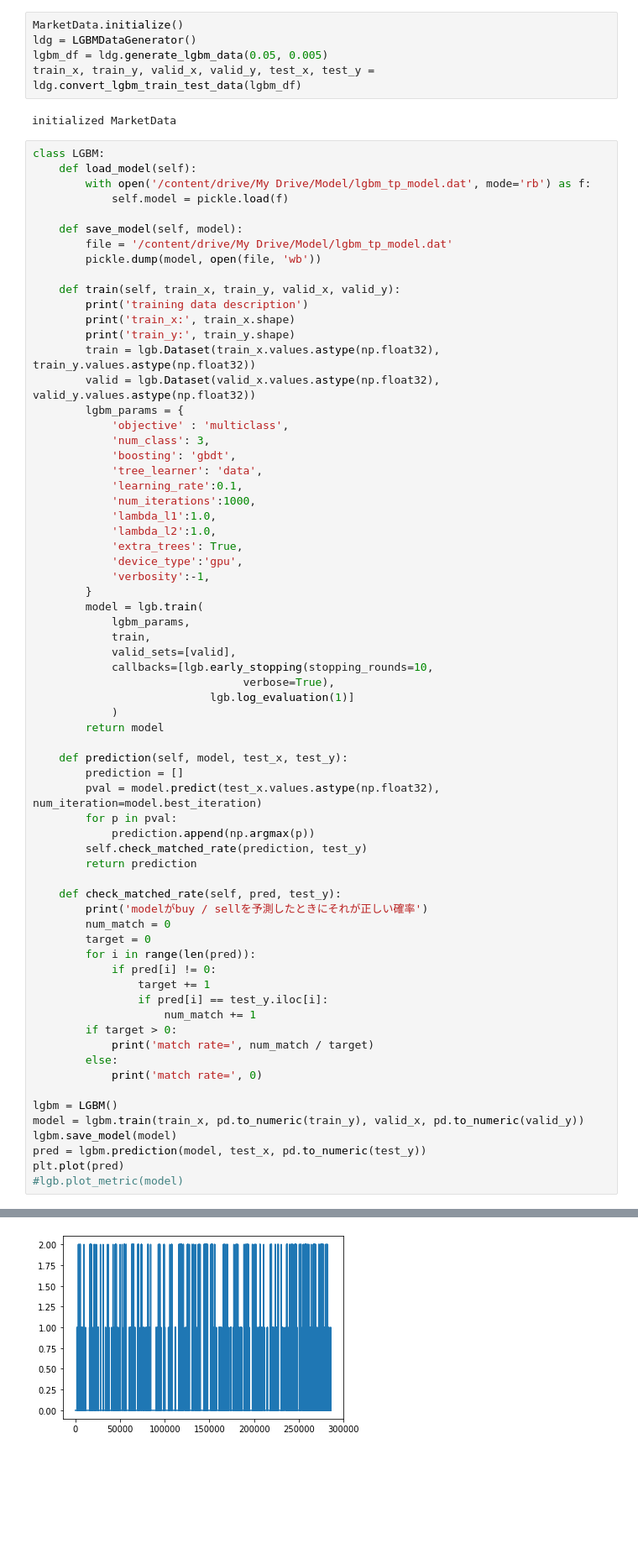
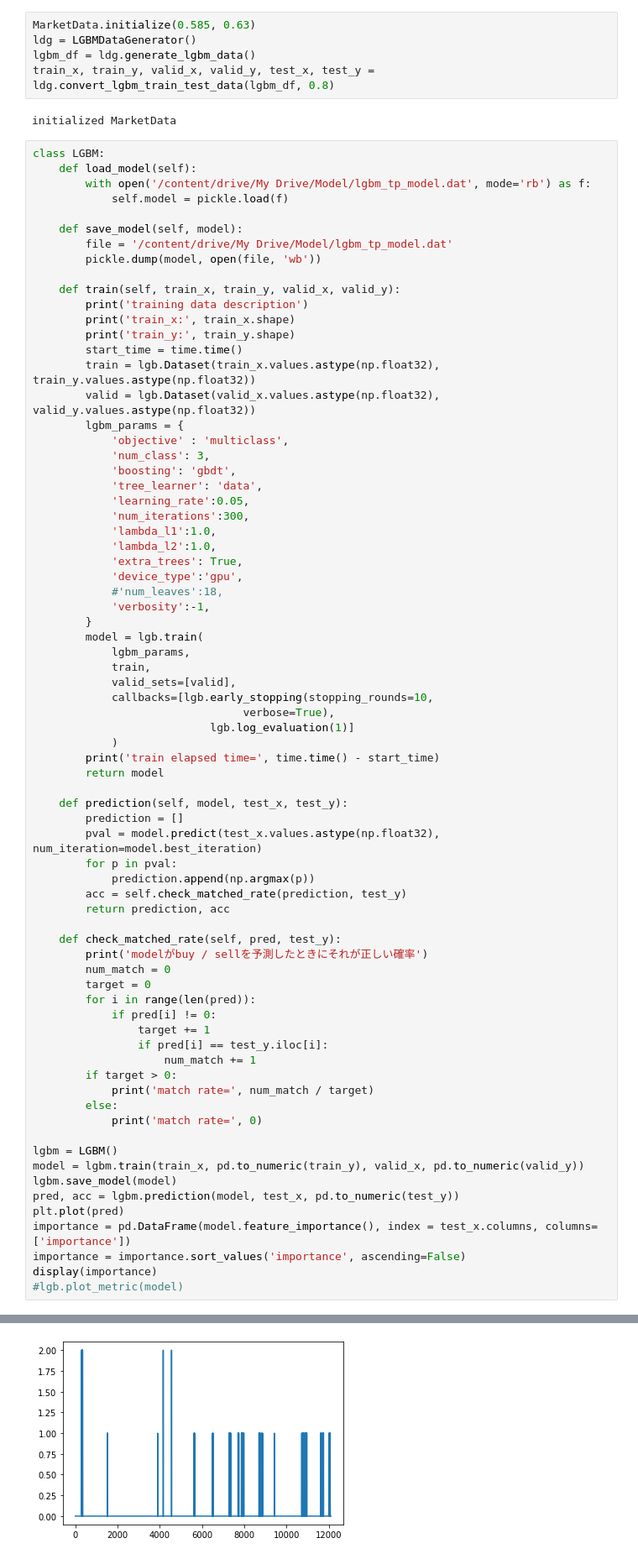
Before and after one commit to alunfes/1m-btc-data, a Jupyter notebook: LGBM_Trading_Points.ipynb, the cells around one changed output, grey strips where cells are left out. Shown: that part at 84% size. Saved outputs shown, nothing was run; the diff lists cells and outputs as text; blank space fills up the shorter version.

```diff
--- a/LGBM_Trading_Points.ipynb
+++ b/LGBM_Trading_Points.ipynb
@@ -458,10 +564,10 @@ class LGBMDataGenerator:
                 break
         return -1
 # %%
-MarketData.initialize()
+MarketData.initialize(0.585, 0.63)
 ldg = LGBMDataGenerator()
-lgbm_df = ldg.generate_lgbm_data(0.05, 0.005)
-train_x, train_y, valid_x, valid_y, test_x, test_y = ldg.convert_lgbm_train_test_data(lgbm_df)
+lgbm_df = ldg.generate_lgbm_data()
+train_x, train_y, valid_x, valid_y, test_x, test_y = ldg.convert_lgbm_train_test_data(lgbm_df, 0.8)
 # %% [output]
 initialized MarketData
 # %%
@@ -478,6 +584,7 @@ class LGBM:
         print('training data description')
         print('train_x:', train_x.shape)
         print('train_y:', train_y.shape)
+        start_time = time.time()
         train = lgb.Dataset(train_x.values.astype(np.float32), train_y.values.astype(np.float32))
         valid = lgb.Dataset(valid_x.values.astype(np.float32), valid_y.values.astype(np.float32))
         lgbm_params = {
@@ -485,12 +592,13 @@ class LGBM:
             'num_class': 3,
             'boosting': 'gbdt',
             'tree_learner': 'data',
-            'learning_rate':0.1,
-            'num_iterations':1000,
+            'learning_rate':0.05,
+            'num_iterations':300,
             'lambda_l1':1.0,
             'lambda_l2':1.0,
             'extra_trees': True,
             'device_type':'gpu',
+            #'num_leaves':18,
             'verbosity':-1,
         }
         model = lgb.train(
@@ -501,6 +609,7 @@ class LGBM:
                                 verbose=True),
                            lgb.log_evaluation(1)]
             )
+        print('train elapsed time=', time.time() - start_time)
         return model
 
     def prediction(self, model, test_x, test_y):
@@ -508,8 +617,8 @@ class LGBM:
         pval = model.predict(test_x.values.astype(np.float32), num_iteration=model.best_iteration)
         for p in pval:
             prediction.append(np.argmax(p))
-        self.check_matched_rate(prediction, test_y)
-        return prediction
+        acc = self.check_matched_rate(prediction, test_y)
+        return prediction, acc
 
     def check_matched_rate(self, pred, test_y):
         print('modelがbuy / sellを予測したときにそれが正しい確率')
@@ -528,8 +637,11 @@ class LGBM:
 lgbm = LGBM()
 model = lgbm.train(train_x, pd.to_numeric(train_y), valid_x, pd.to_numeric(valid_y))
 lgbm.save_model(model)
-pred = lgbm.prediction(model, test_x, pd.to_numeric(test_y))
+pred, acc = lgbm.prediction(model, test_x, pd.to_numeric(test_y))
 plt.plot(pred)
+importance = pd.DataFrame(model.feature_importance(), index = test_x.columns, columns=['importance'])
+importance = importance.sort_values('importance', ascending=False)
+display(importance)
 #lgb.plot_metric(model)
 # %% [output]
 training data description
@@ -556,4 +684,4 @@ match rate= 0.09215200775110345
-[figure, old version]
+[figure, new version]
 # %%
 sim = Sim()
 ac = Account()
```
Also changed, not shown: parts of 18 cells of this notebook.
